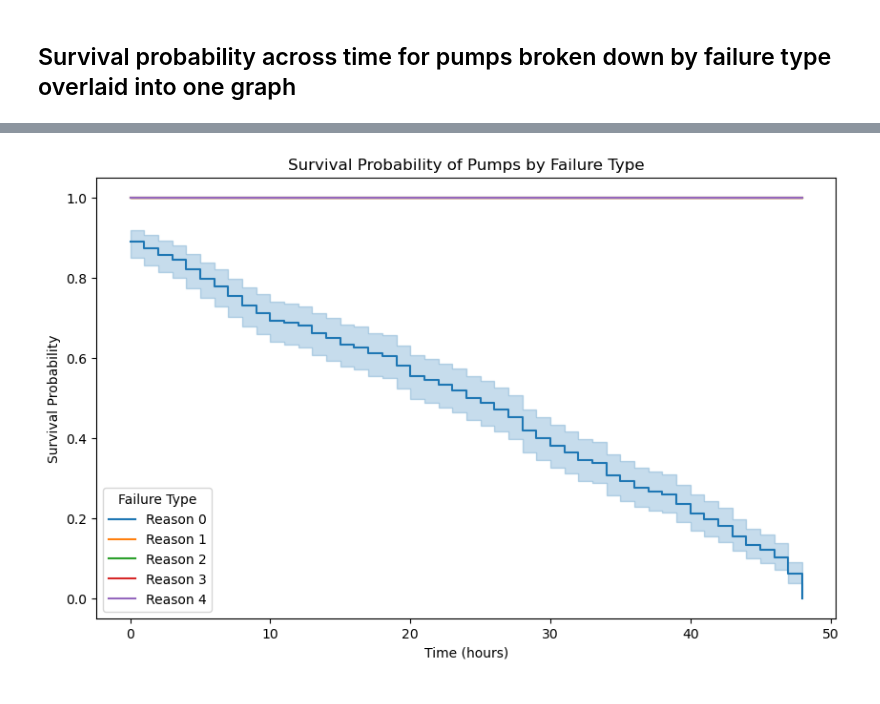
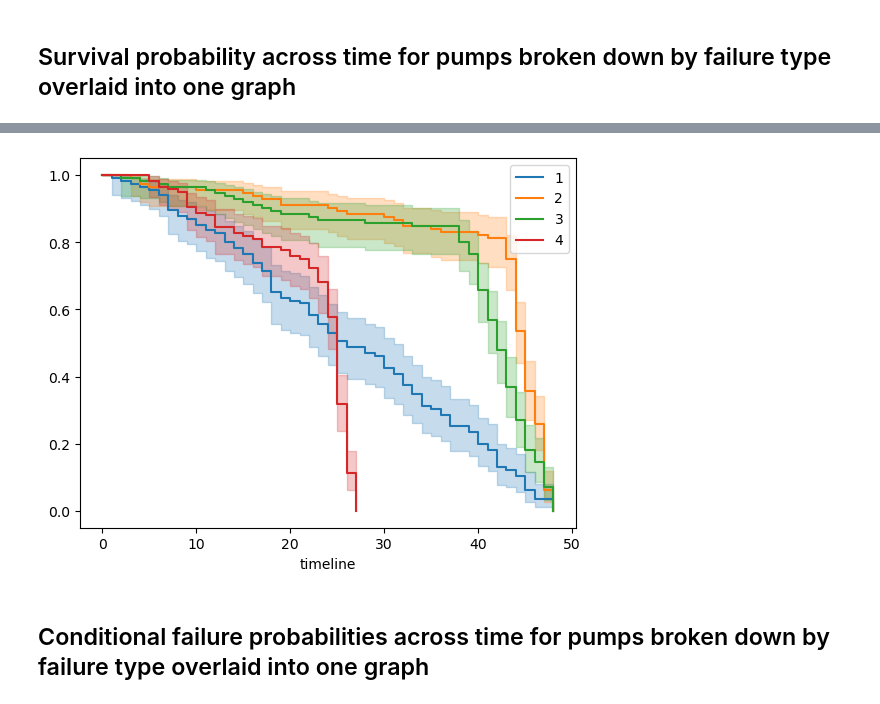
Before and after one commit to SterlingHayden/Survival-Analysis, a Jupyter notebook: HW/HW-01/HW-01.ipynb, the cells around one changed output, grey strips where cells are left out. Drawn from its saved outputs; the diff is of its cells as text; code cells hidden in the pictures.

```diff
--- a/HW/HW-01/HW-01.ipynb
+++ b/HW/HW-01/HW-01.ipynb
@@ -67,20 +59,11 @@ km.plot()
-# %%
-plt.figure(figsize=(10, 6))
-ax = plt.subplot(111)
-
-# Loop through each failure type and fit the Kaplan-Meier estimator
-for failure_type in df['reason'].unique():
-    # Filter data for the specific failure type
-    mask = df['reason'] == failure_type
-    km.fit(durations=df.loc[mask, 'h_sum'], event_observed=df.loc[mask, 'survive'], label=f"Reason {failure_type}")
-    # Plot the survival function for this failure type
-    km.plot_survival_function(ax=ax)
-
-# Add labels and title
-plt.title('Survival Probability of Pumps by Failure Type')
-plt.xlabel('Time (hours)')
-plt.ylabel('Survival Probability')
-plt.legend(title="Failure Type")
-plt.show()
-# %% [output]
-[figure, removed]
+# %%
+kmf = KaplanMeierFitter()
+df_fail = df[df['reason'].isin([1, 2, 3, 4])]
+for group in df_fail['reason'].unique():
+    kmf.fit(df_fail[df_fail['reason'] == group]['hour'], label=group)
+    kmf.plot()
+plt.show()
+# %% [output]
+[figure, added]
+# %% [markdown]
+## Conditional failure probabilities across time for pumps broken down by failure type overlaid into one graph
```
Also changed, not shown: parts of 10 cells of this notebook.
